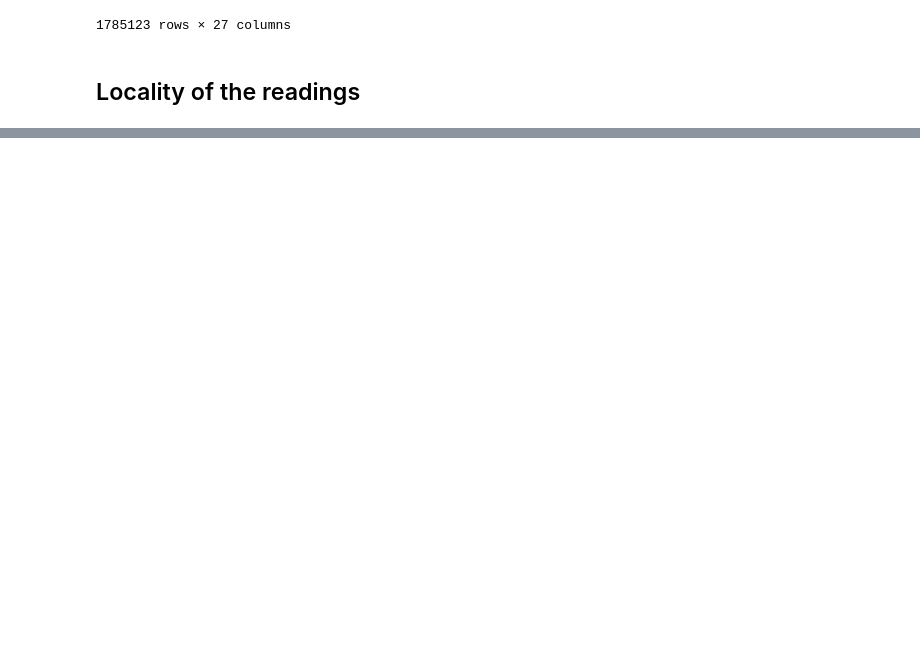
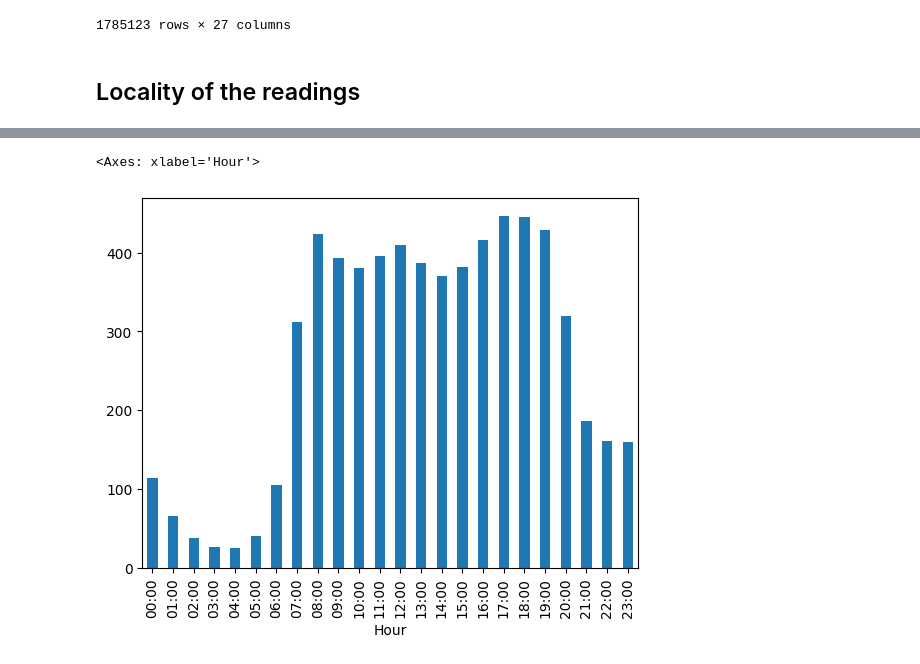
Before and after one commit to davidesonno/AII-project, a Jupyter notebook: traffic_prepocessing.ipynb, the cells around one changed output, grey strips where cells are left out. Drawn from its saved outputs; the diff is of its cells as text; code cells hidden in the pictures; blank space fills up the shorter version.

```diff
--- a/traffic_prepocessing.ipynb
+++ b/traffic_prepocessing.ipynb
@@ -206,0 +176,7 @@ search_close_readings(accurate_traffic_df, giardini_margherita_geopoint, radius)
+# %%
+df_melted = close_df.melt(id_vars=["data"], var_name="Hour", value_name="Value")
+df_melted['Hour'] = df_melted['Hour'].apply(lambda x: x.split('-')[0])
+df_melted.groupby('Hour')['Value'].mean().plot(kind='bar')
+# %% [output]
+<Axes: xlabel='Hour'>
+[figure, added]
```
Also changed, not shown: parts of 23 cells of this notebook, 2 other files.
